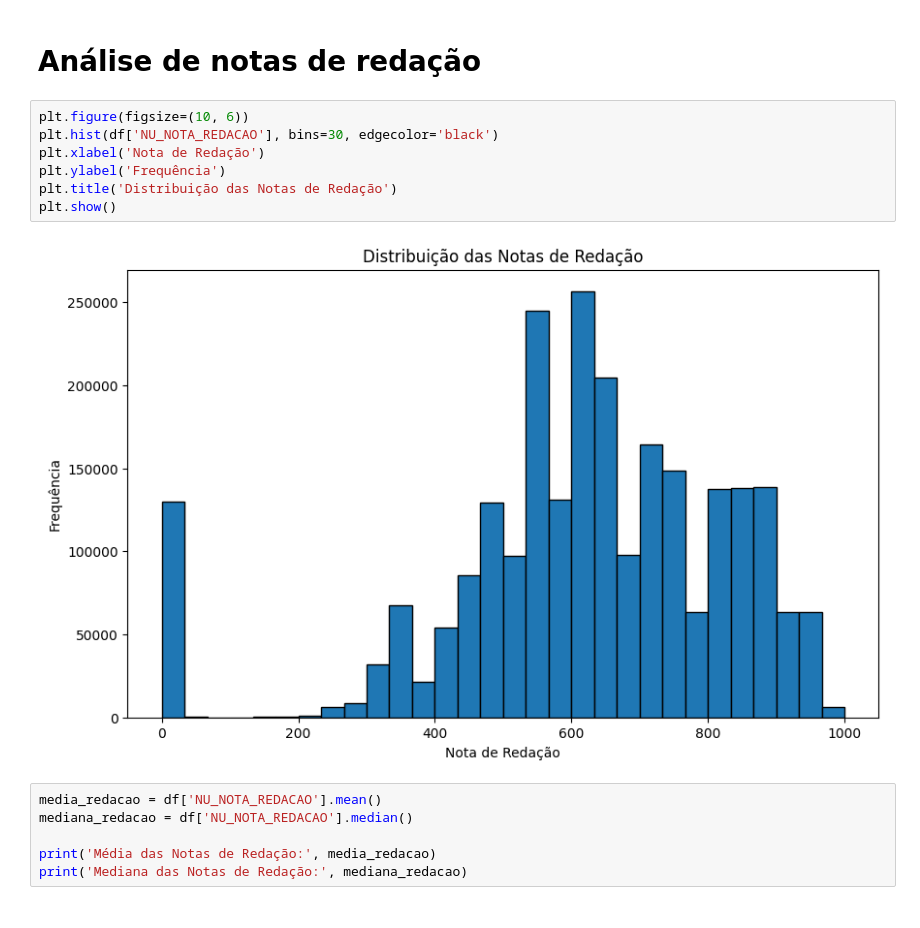
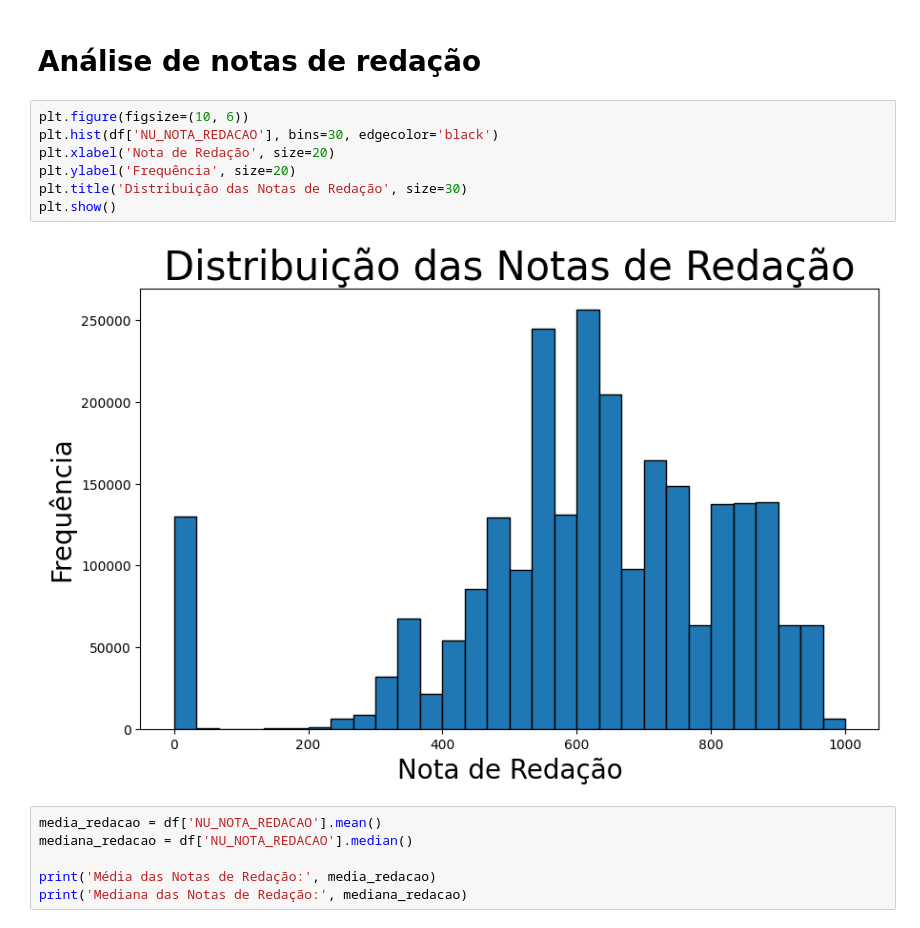
Before and after one commit to giolangella/Analise-de-Microdados-ENEM-2022, a Jupyter notebook: main.ipynb, the cells around one changed output. Drawn from its saved outputs; the diff is of its cells as text.

```diff
--- a/main.ipynb
+++ b/main.ipynb
@@ -313,12 +322,12 @@ plt.show()
 # %%
 plt.figure(figsize=(10, 6))
 plt.hist(df['NU_NOTA_REDACAO'], bins=30, edgecolor='black')
-plt.xlabel('Nota de Redação')
-plt.ylabel('Frequência')
-plt.title('Distribuição das Notas de Redação')
+plt.xlabel('Nota de Redação', size=20)
+plt.ylabel('Frequência', size=20)
+plt.title('Distribuição das Notas de Redação', size=30)
 plt.show()
 # %% [output]
-[figure, old version]
+[figure, new version]
 # %%
 media_redacao = df['NU_NOTA_REDACAO'].mean()
 mediana_redacao = df['NU_NOTA_REDACAO'].median()
```
Also changed, not shown: parts of 11 cells of this notebook.
